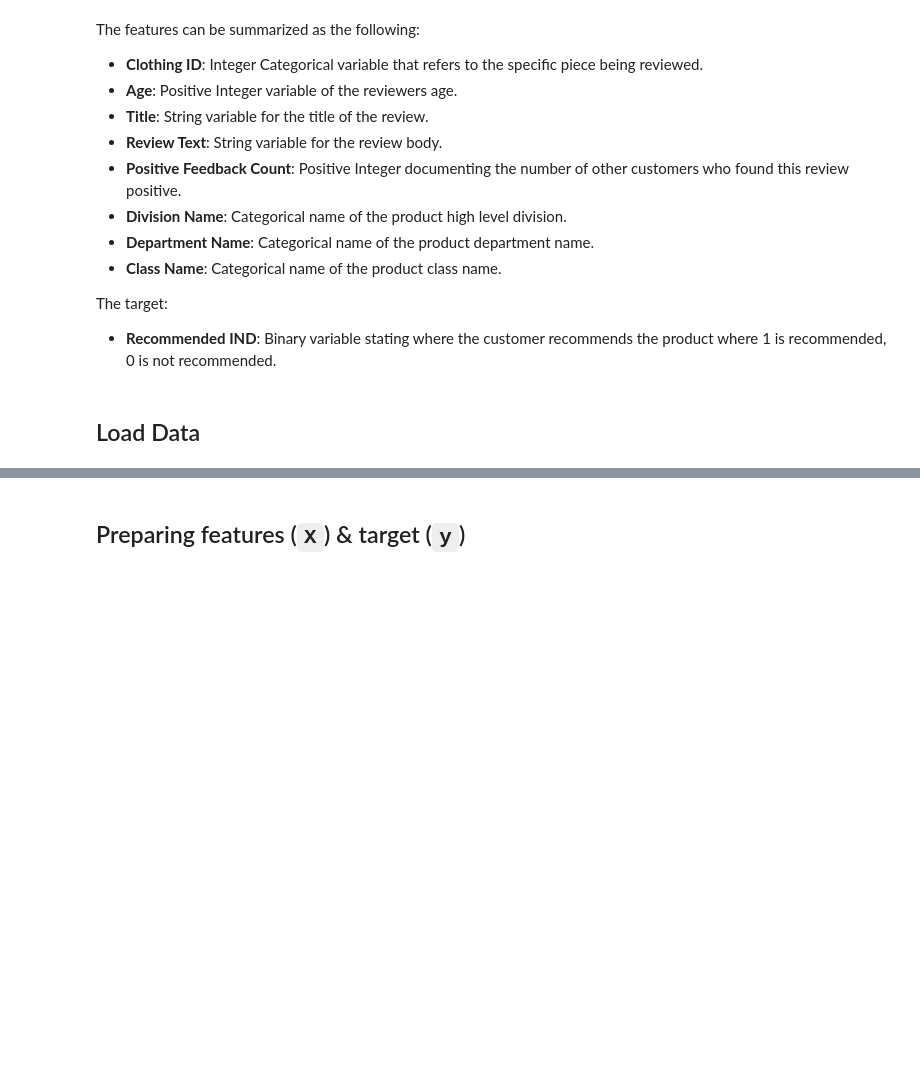
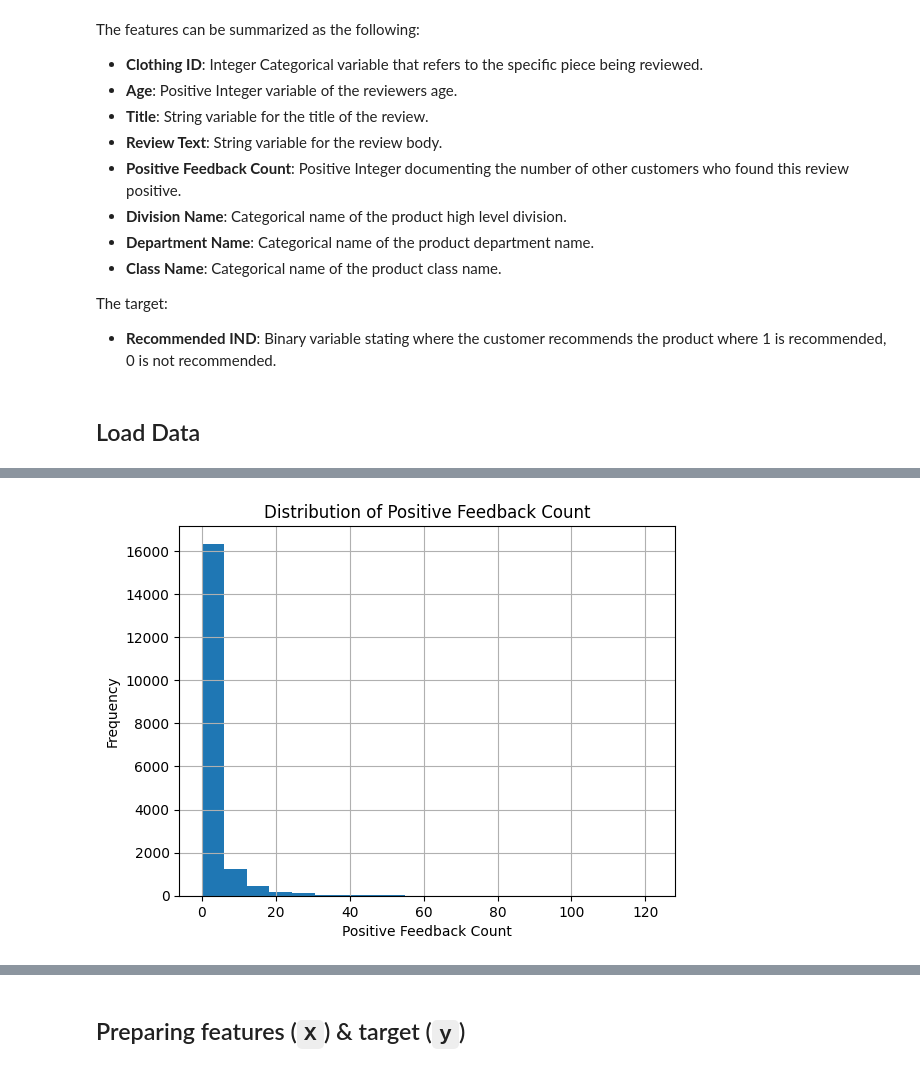
Before and after one commit to Soliman2020/ai_master_DataScientist-Elective_Project03, a Jupyter notebook: starter/starter.ipynb, the cells around one changed output, grey strips where cells are left out. Cells and saved outputs as stored; diff of their text form; code cells hidden in the pictures; blank space fills up the shorter version.

```diff
--- a/starter/starter.ipynb
+++ b/starter/starter.ipynb
@@ -72,0 +142,9 @@ df.head()
+# %%
+# Visualize the distribution of positive feedback count
+df['Positive Feedback Count'].hist(bins=20)
+plt.title('Distribution of Positive Feedback Count')
+plt.xlabel('Positive Feedback Count')
+plt.ylabel('Frequency')
+plt.show()
+# %% [output]
+[figure, added]
```
Also changed, not shown: parts of 11 cells of this notebook.
